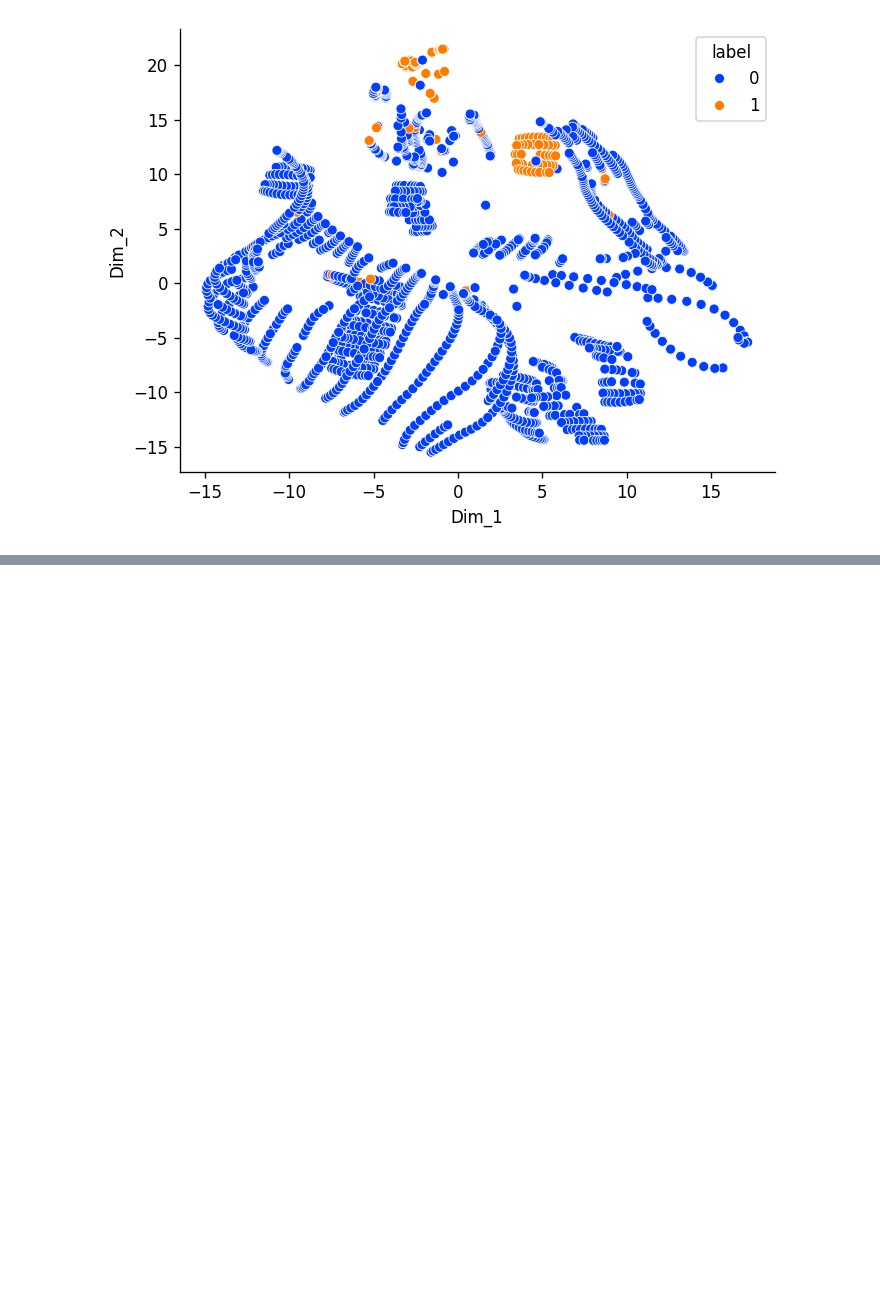
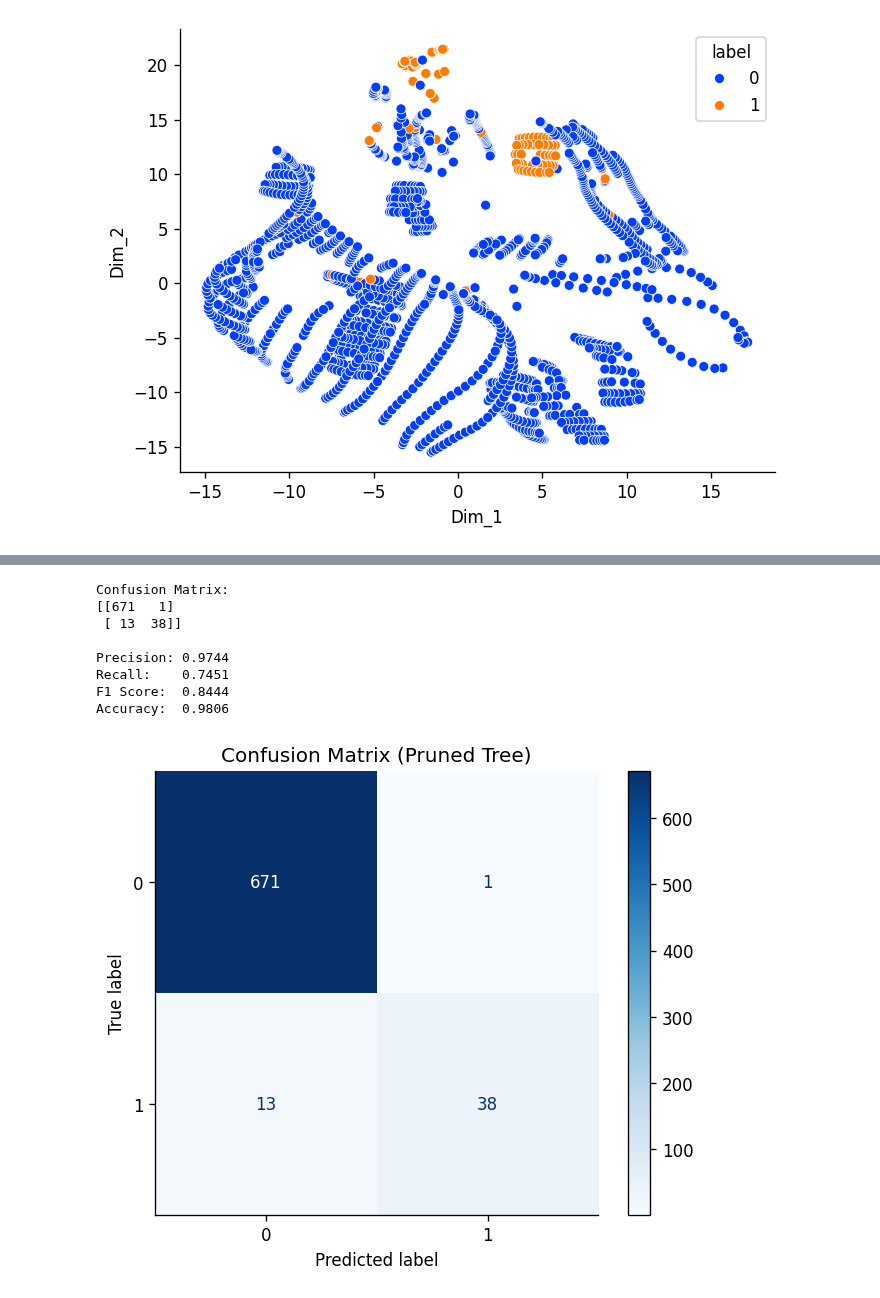
Before and after one commit to emmaabraham04/S26-CPSC4300-Final-Project, a Jupyter notebook: test.ipynb, the cells around one changed output, grey strips where cells are left out. Cells and saved outputs as stored; diff of their text form; code cells hidden in the pictures; blank space fills up the shorter version.

```diff
--- a/test.ipynb
+++ b/test.ipynb
@@ -252,0 +395,35 @@ plt.show()
+# %%
+# 2. Predict
+y_pred_pruned = tree_full.predict(X_test)
+
+# 3. Confusion matrix
+cm = confusion_matrix(y_test, y_pred_pruned)
+
+# 4. Metrics
+precision  = precision_score(y_test, y_pred_pruned)
+recall     = recall_score(y_test, y_pred_pruned)
+f1         = f1_score(y_test, y_pred_pruned)
+acc_pruned = accuracy_score(y_test, y_pred_pruned)
+
+# YOUR CODE HERE
+
+print(f"Confusion Matrix:\n{cm}")
+print(f"\nPrecision: {precision:.4f}")
+print(f"Recall:    {recall:.4f}")
+print(f"F1 Score:  {f1:.4f}")
+print(f"Accuracy:  {acc_pruned:.4f}")
+
+# Visualize
+ConfusionMatrixDisplay(confusion_matrix=cm).plot(cmap='Blues')
+plt.title("Confusion Matrix (Pruned Tree)")
+plt.show()
+# %% [output]
+Confusion Matrix:
+[[671   1]
+ [ 13  38]]
+
+Precision: 0.9744
+Recall:    0.7451
+F1 Score:  0.8444
+Accuracy:  0.9806
+[figure, added]
```
Also changed, not shown: parts of 26 cells of this notebook, 2 other files.
